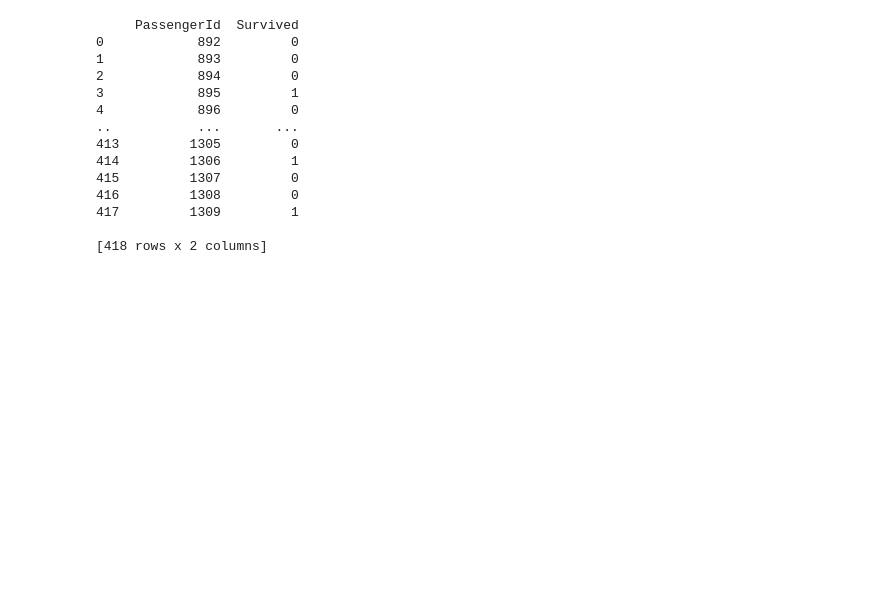
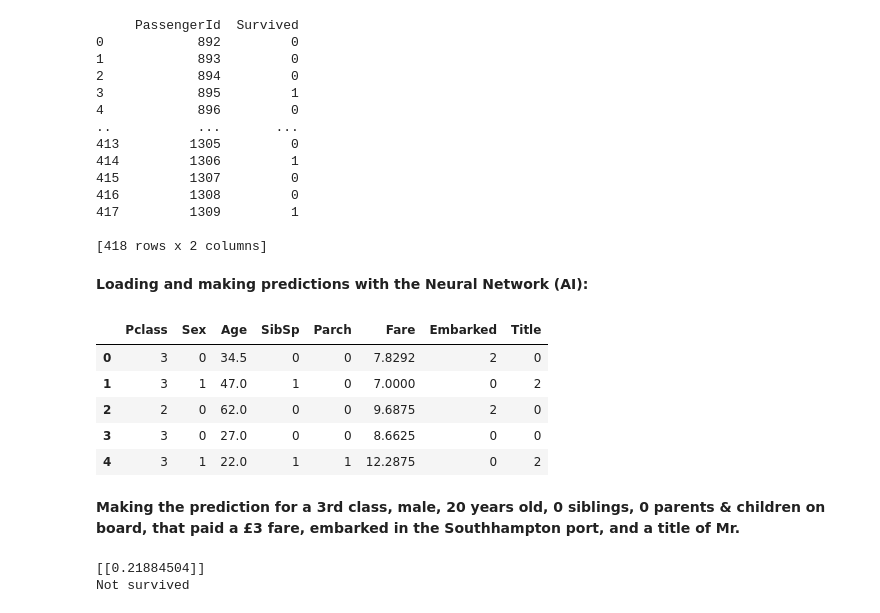
Before and after one commit to AndresAcostaEgea/Data_Science_Python_ML_AI, a Jupyter notebook: andres_acosta_egea.ipynb, the cells around one changed output. Saved outputs shown, nothing was run; the diff lists cells and outputs as text; code cells hidden in the pictures; blank space fills up the shorter version.

```diff
--- a/andres_acosta_egea.ipynb
+++ b/andres_acosta_egea.ipynb
@@ -328,3 +382,5 @@ print(output)
 [418 rows x 2 columns]
 # %%
 output.to_csv('passenger_predictions_gc.csv', index=False)
+# %% [markdown]
+**Loading and making predictions with the Neural Network (AI):**
@@ -330,0 +389,11 @@ output.to_csv('passenger_predictions_gc.csv', index=False)
+# %%
+passengers_data.head()
+# %% [output]
+|  | Pclass | Sex | Age | SibSp | Parch | Fare | Embarked | Title |
+| 0 | 3 | 0 | 34.5 | 0 | 0 | 7.8292 | 2 | 0 |
+| 1 | 3 | 1 | 47.0 | 1 | 0 | 7.0000 | 0 | 2 |
+| 2 | 2 | 0 | 62.0 | 0 | 0 | 9.6875 | 2 | 0 |
+| 3 | 3 | 0 | 27.0 | 0 | 0 | 8.6625 | 0 | 0 |
+| 4 | 3 | 1 | 22.0 | 1 | 1 | 12.2875 | 0 | 2 |
+# %% [markdown]
+**Making the prediction for a 3rd class, male, 20 years old, 0 siblings, 0 parents & children on board, that paid a £3 fare, embarked in the Southhampton port, and a title of Mr.**
@@ -330,0 +402,14 @@ output.to_csv('passenger_predictions_gc.csv', index=False)
+# %%
+prediction_num = model_predict.predict(x_example)
+
+print(prediction_num)
+
+if prediction_num<0.5:
+  prediction_frase = 'Not survived'
+else:
+  prediction_frase = 'Survived!'
+
+print(prediction_frase)
+# %% [output]
+[[0.21884504]]
+Not survived
```
Also changed, not shown: parts of 17 cells of this notebook.
